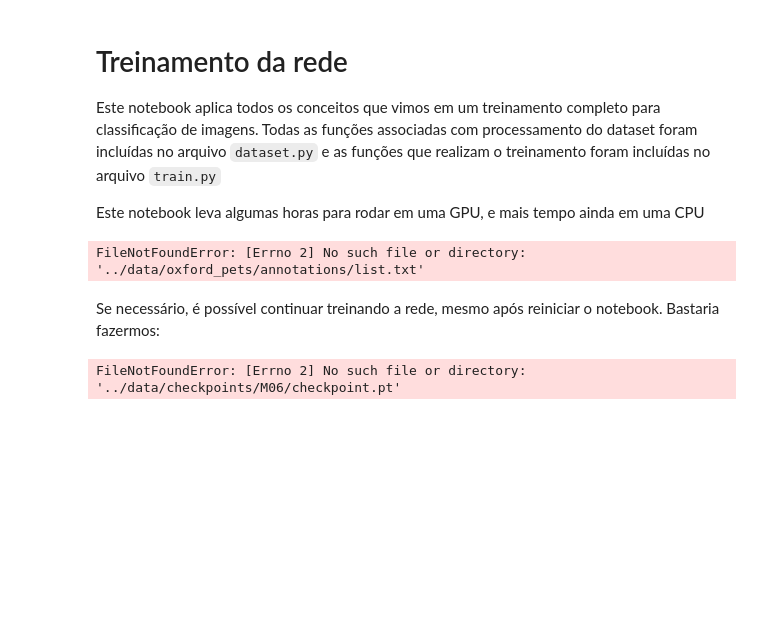
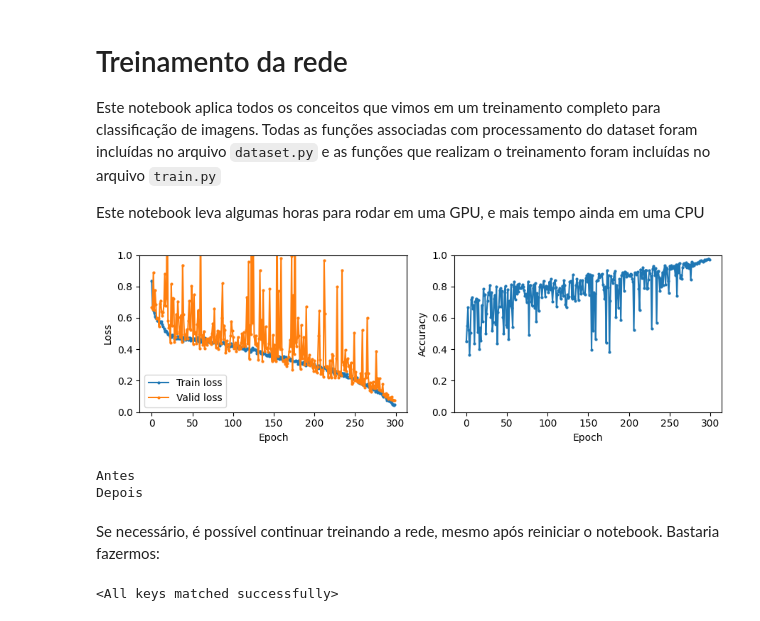
Before and after one commit to PauloMatheusGr/Foundations-of-Computer-Vision, a Jupyter notebook: M06_classificacao_de_imagens_naturais/4 - Treinamento da rede (GPU).ipynb, the cells around one changed output. Cells and saved outputs as stored; diff of their text form; code cells hidden in the pictures; blank space fills up the shorter version.

```diff
--- a/M06_classificacao_de_imagens_naturais/4 - Treinamento da rede (GPU).ipynb
+++ b/M06_classificacao_de_imagens_naturais/4 - Treinamento da rede (GPU).ipynb
@@ -20,23 +20,26 @@ def download(root):
 # %%
 from torch import nn
 from torchvision import models
 import train
 
 params = {
-    'bs':256,
+    #'bs':64,
+    'bs':16,
     'num_epochs':300,
     'lr':0.01,
     'weight_decay':1e-2,
     'resize_size':224,  # Tamanho das imagens de treinamento
     'seed':0
 }
 model = models.resnet18()
 # Modifica a última camada do modelo para classificar em 2 classes
 model.fc = nn.Linear(model.fc.in_features, 2)
 ds_train, ds_valid, logger = train.train(model, **params)
 # Cada época demora em torno de 6.1 segundos em uma RTX3080 Ti
 # %% [output]
+[figure, added]
-FileNotFoundError: [Errno 2] No such file or directory: '../data/oxford_pets/annotations/list.txt'
+Antes
+Depois
 # %% [markdown]
 Se necessário, é possível continuar treinando a rede, mesmo após reiniciar o notebook. Bastaria fazermos:
 # %%
@@ -63,4 +66,4 @@ model.load_state_dict(checkpoint['model'])
 # Treina mais um pouco. A linha está comentada para evitar a execução
 #ds_train, ds_valid, logger = train.train(model, **params)
 # %% [output]
-FileNotFoundError: [Errno 2] No such file or directory: '../data/checkpoints/M06/checkpoint.pt'
+<All keys matched successfully>
```
Also changed, not shown: 7 other files.
